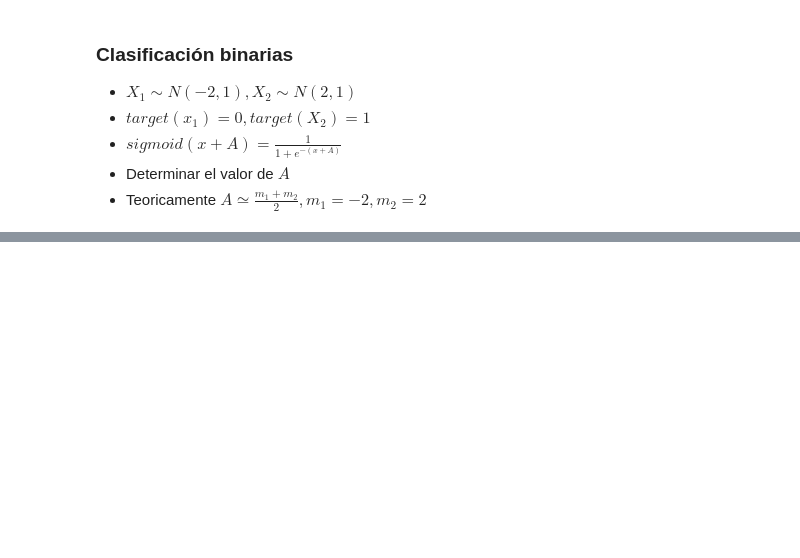
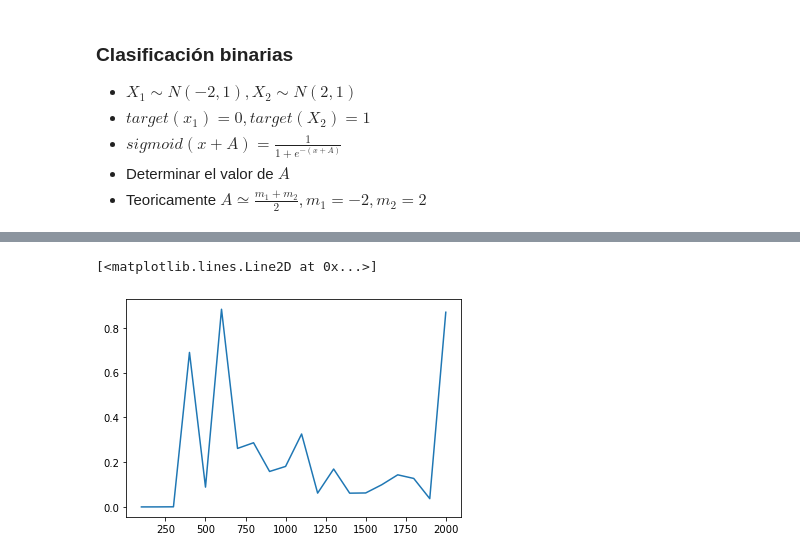
Before and after one commit to langheran/MLScripts, a Jupyter notebook: Python/learning/Deep Learning con Tensorflow - Juan Gomila.ipynb, the cells around one changed output, grey strips where cells are left out. Drawn from its saved outputs; the diff is of its cells as text; code cells hidden in the pictures; blank space fills up the shorter version.

```diff
--- a/Python/learning/Deep Learning con Tensorflow - Juan Gomila.ipynb
+++ b/Python/learning/Deep Learning con Tensorflow - Juan Gomila.ipynb
@@ -499,11 +499,15 @@ xentr = tf.nn.sigmoid_cross_entropy_with_logits(logits = my_pred_expanded, label
 my_op = tf.train.GradientDescentOptimizer(learning_rate=0.04)
 train_step = my_op.minimize(xentr)
 # %%
+x_plot = []
+y_plot = []
 for i in range(2000):
     rand_idx = np.random.choice(200)
     rand_x = [x_vals[rand_idx]]
     rand_y = [y_vals[rand_idx]]
     session.run(train_step, feed_dict={x_data: rand_x, y_target: rand_y})
     if (i+1)%100==0:
-        print("Paso #"+str(i+1)+", A = " + str(session.run(A)) + ", Loss = " + str(session.run(xentr, feed_dict={x_data: rand_x, y_target: rand_y})))
+        x_plot.append(i+1)
+        y_plot.append(session.run(xentr, feed_dict={x_data: rand_x, y_target: rand_y}))
+        print("Paso #"+str(i+1)+", A = " + str(session.run(A)) + ", Loss = " + str(y_plot[-1]))
 # %% [output]
@@ -529,0 +534,7 @@ Paso #2000, A = [-0.05673892], Loss = [[0.10590803]]
+# %%
+import matplotlib.pyplot as plt
+y_plot_ = [i[0][0] for i in y_plot]
+plt.plot(x_plot, y_plot_)
+# %% [output]
+[<matplotlib.lines.Line2D at 0x...>]
+[figure, added]
```
Also changed, not shown: parts of 2 cells of this notebook.
